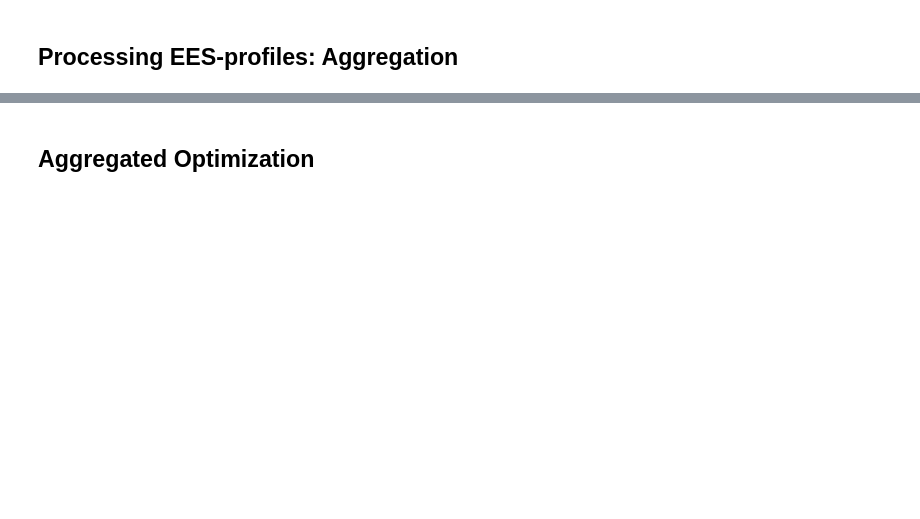
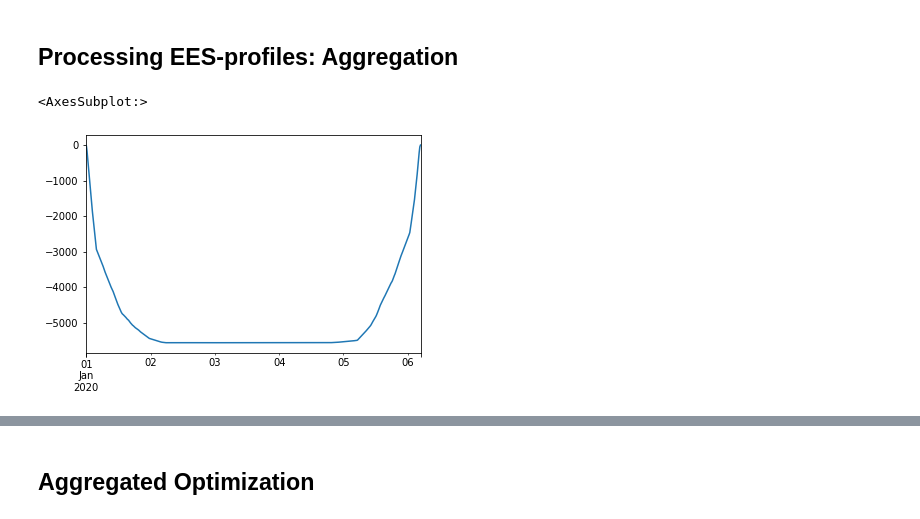
Before and after one commit to jmuessel/VirtualStorageEV, a Jupyter notebook: Aggregation/EES_Preprocessing.ipynb, the cells around one changed output, grey strips where cells are left out. Drawn from its saved outputs; the diff is of its cells as text; code cells hidden in the pictures; blank space fills up the shorter version.

```diff
--- a/Aggregation/EES_Preprocessing.ipynb
+++ b/Aggregation/EES_Preprocessing.ipynb
@@ -22,6 +22,8 @@ import pickle
 import matplotlib.dates as mdates
 # %% [markdown]
 ## Data input
+# %%
+V2G = True
 # %%
 #emobpy import
 processing_path = os.getcwd()
@@ -50,7 +51,7 @@ consumption_raw.index, power_raw.index, neg_power_magnitude_raw.index = index, i
 # %%
 step_duration = int(pd.infer_freq(index)[:-1]) / 60  #parts of an hour
 
-soc_min = .01 #0%
+soc_min = 0.1 #level that should preferably be reached as soon as possible
 # %% [markdown]
 ## Data plausibility
 # %%
@@ -435,3 +488,7 @@ uncontrolled_charge_accurate.name = "uncontrolled_charge"
 # %%
 ees_constraints_aggergated = ees_constraints.iloc[:time_steps+1, :profiles].sum(1)
 level_index = ees_constraints_aggergated.index
+ees_constraints_aggergated.plot()
+# %% [output]
+<AxesSubplot:>
+[figure, added]
```
Also changed, not shown: parts of 36 cells of this notebook.
